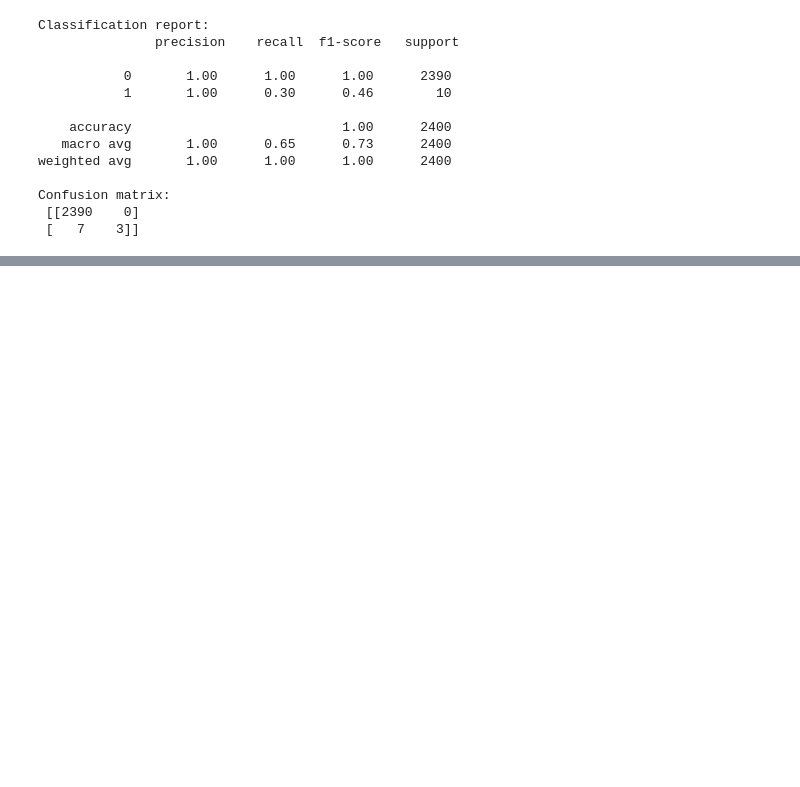
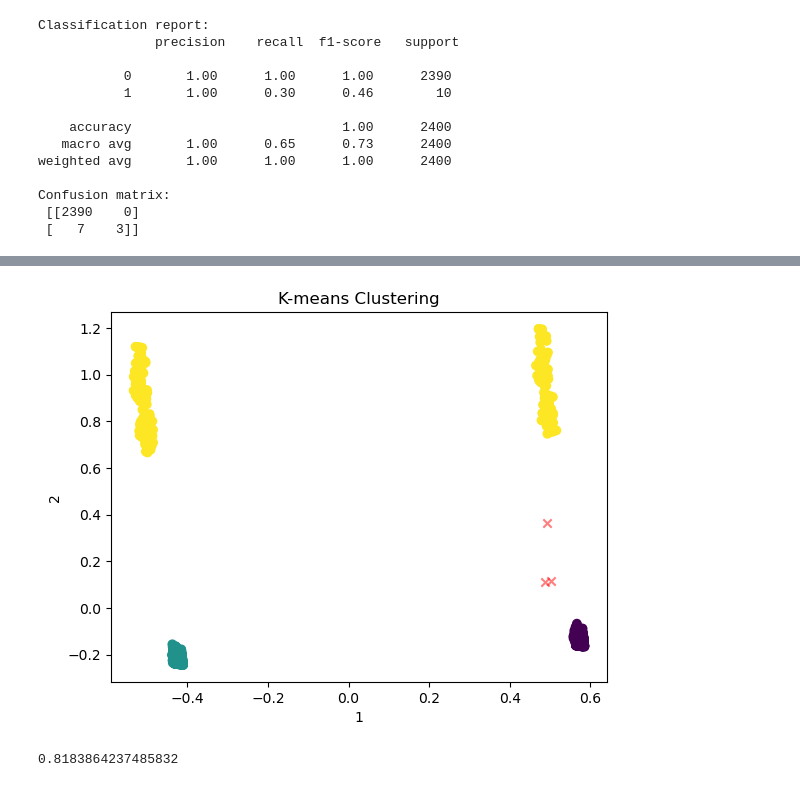
Before and after one commit to phisyche/Machine-Learning-for-Financial-Fraud-Detection, a Jupyter notebook: fraud_detection_2.ipynb, the cells around one changed output, grey strips where cells are left out. Cells and saved outputs as stored; diff of their text form; code cells hidden in the pictures; blank space fills up the shorter version.

```diff
--- a/fraud_detection_2.ipynb
+++ b/fraud_detection_2.ipynb
@@ -232,0 +686,2 @@ Confusion matrix:
+# %%
+labels = banksim_adj_df.fraud
@@ -232,0 +737,31 @@ Confusion matrix:
+# %%
+from sklearn.decomposition import PCA
+
+# Split the data into training and test set
+X_train, X_test, y_train, y_test = train_test_split(X_scaled, labels, test_size=0.3, random_state=3)
+
+# Define K-means model
+kmeans = MiniBatchKMeans(n_clusters=3, random_state=42).fit(X_train)
+
+# Obtain predictions and calculate distance from cluster centroid
+X_test_clusters = kmeans.predict(X_test)
+X_test_clusters_centers = kmeans.cluster_centers_
+dist = [np.linalg.norm(x-y) for x, y in zip(X_test, X_test_clusters_centers[X_test_clusters])]
+
+# Create fraud predictions based on outliers on clusters
+km_y_pred = np.array(dist)
+km_y_pred[dist >= np.percentile(dist, 95)] = 1
+km_y_pred[dist < np.percentile(dist, 95)] = 0
+
+pca = PCA(n_components=2)
+pca_data = pca.fit_transform(X_test)
+
+
+plt.scatter(pca_data[:, 0], pca_data[:, 1], c=X_test_clusters)
+plt.scatter(X_test_clusters_centers[:, 0], X_test_clusters_centers[:, 1], marker='x', c='red')
+plt.xlabel('1')
+plt.ylabel('2')
+plt.title('K-means Clustering')
+plt.show()
+# %% [output]
+[figure, added]
@@ -232,0 +808,5 @@ Confusion matrix:
+# %%
+# Obtain the ROC score
+roc_auc_score(y_test, km_y_pred)
+# %% [output]
+0.8183864237485832
```
Also changed, not shown: parts of 55 cells of this notebook, 3 other files.
